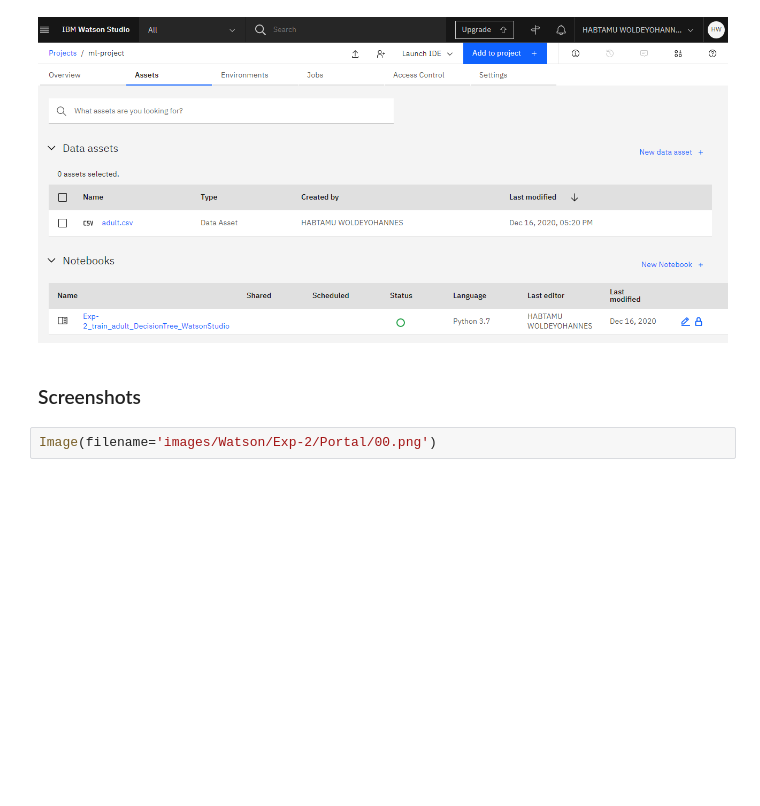
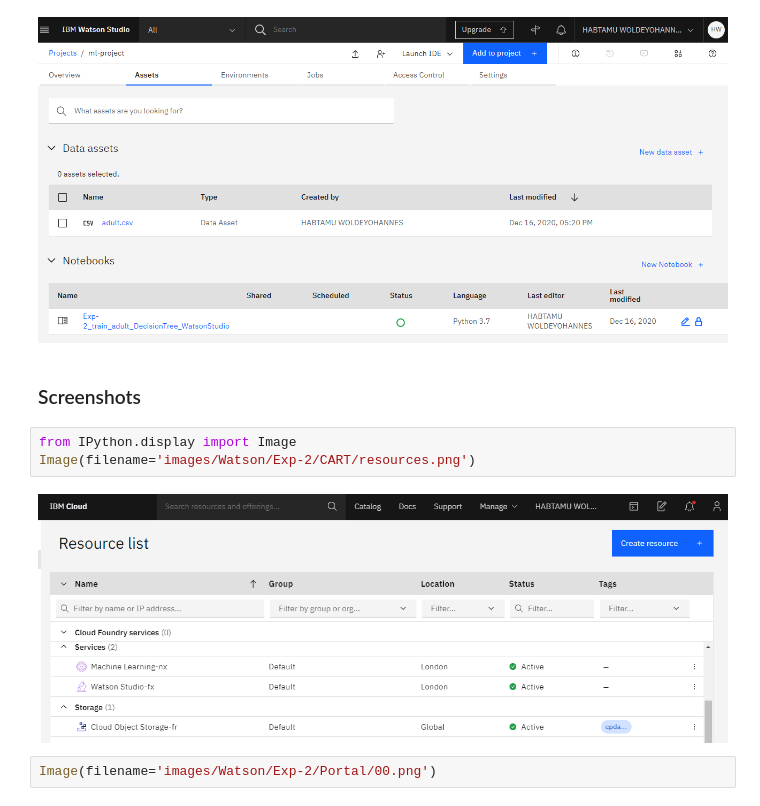
Before and after one commit to habtamu/adversarial-robustness-toolbox, a Jupyter notebook: notebooks/Exp-2_train_adult_DecisionTree_WatsonStudio.ipynb, the cells around one changed output. Cells and saved outputs as stored; diff of their text form; blank space fills up the shorter version.

```diff
--- a/notebooks/Exp-2_train_adult_DecisionTree_WatsonStudio.ipynb
+++ b/notebooks/Exp-2_train_adult_DecisionTree_WatsonStudio.ipynb
@@ -246,6 +246,11 @@ Image(filename='images/Watson/Exp-2/CART/main-page.png')
 [figure]
 # %% [markdown]
 ### Screenshots
+# %%
+from IPython.display import Image
+Image(filename='images/Watson/Exp-2/CART/resources.png')
+# %% [output]
+[figure, added]
 # %%
 Image(filename='images/Watson/Exp-2/Portal/00.png')
 # %% [output]
```
Also changed, not shown: 8 other files.
